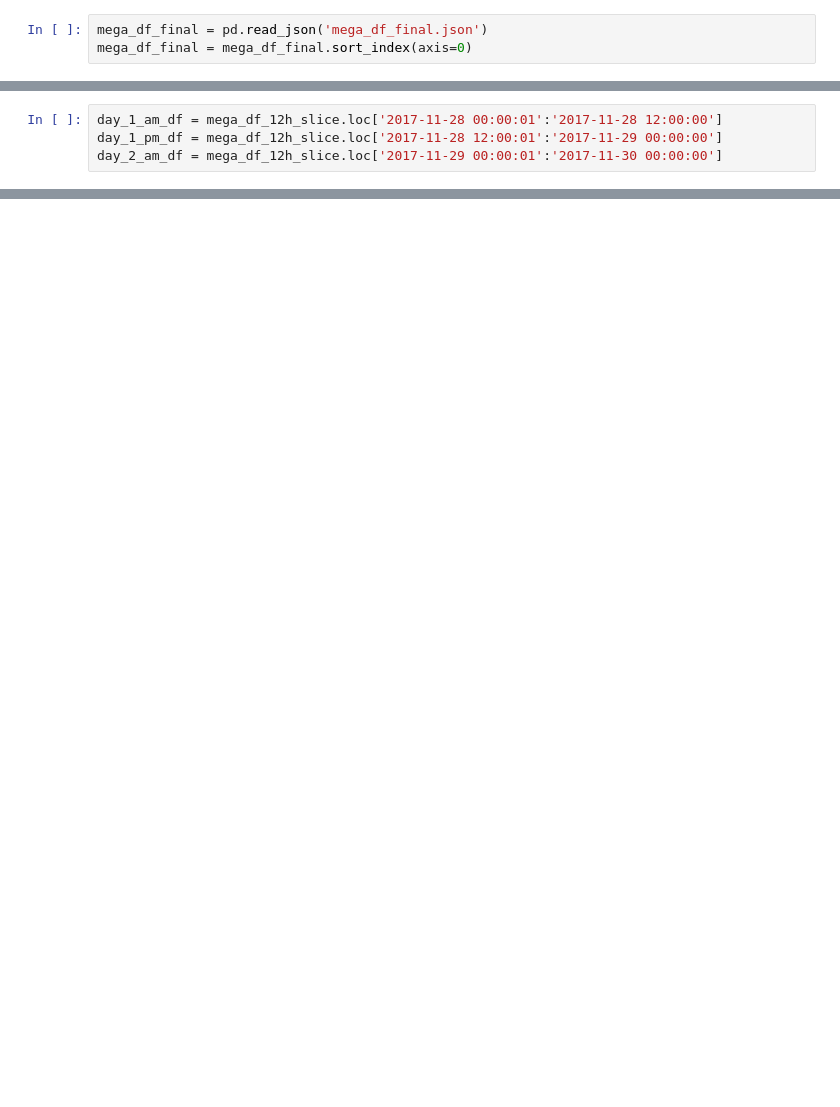
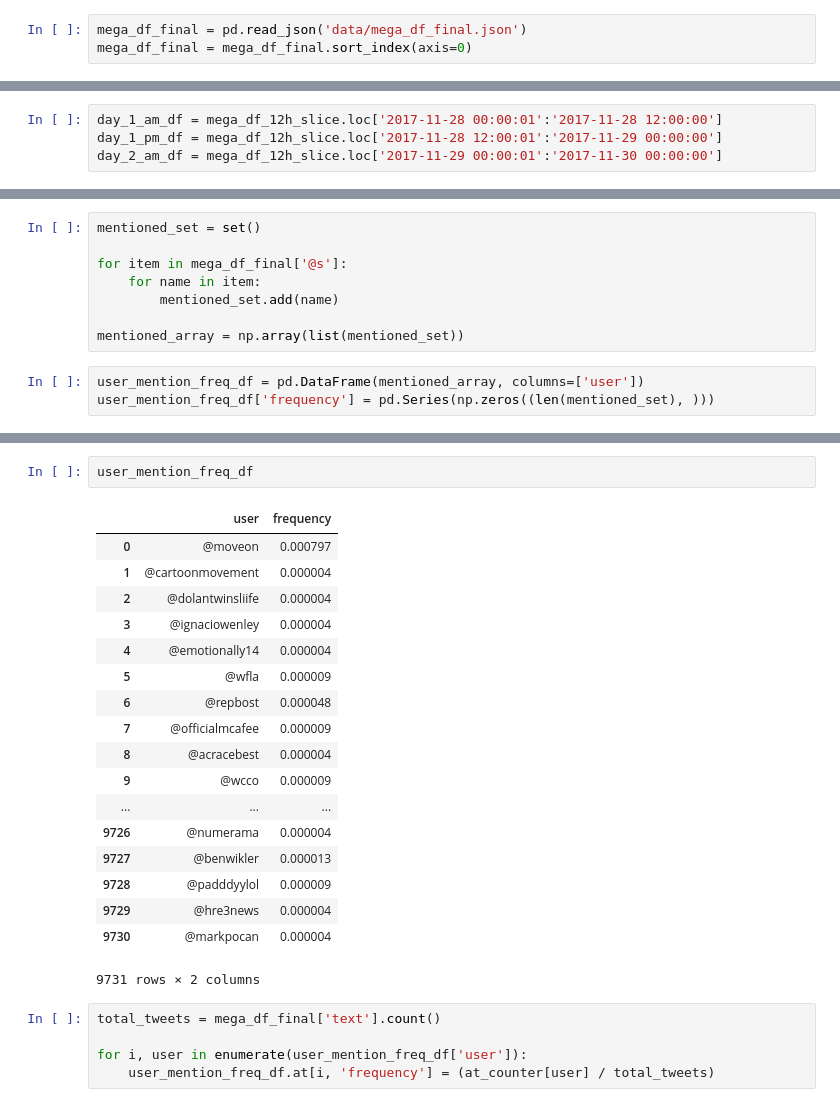
Before and after one commit to tylernwatson/galvanize_dsi_capstone, a Jupyter notebook: EDA_scripted.ipynb, the cells around one changed output, grey strips where cells are left out. Drawn from its saved outputs; the diff is of its cells as text; blank space fills up the shorter version.

```diff
--- a/EDA_scripted.ipynb
+++ b/EDA_scripted.ipynb
@@ -312,7 +289,7 @@ slice_list = [mega_df_1, mega_df_2, mega_df_3, mega_df_4, mega_df_5, mega_df_6,
 # %%
 # mega_df_final.to_json('./mega_df_final.json')
 # %%
-mega_df_final = pd.read_json('mega_df_final.json')
+mega_df_final = pd.read_json('data/mega_df_final.json')
 mega_df_final = mega_df_final.sort_index(axis=0)
 # %% [markdown]
 ## For each day recorded, what percent of tweets were original vs campaign?
@@ -691,0 +608,11 @@ day_2_am_df.describe()
+# %%
+mentioned_set = set()
+
+for item in mega_df_final['@s']:
+    for name in item:
+        mentioned_set.add(name)
+
+mentioned_array = np.array(list(mentioned_set))
+# %%
+user_mention_freq_df = pd.DataFrame(mentioned_array, columns=['user'])
+user_mention_freq_df['frequency'] = pd.Series(np.zeros((len(mentioned_set), )))
@@ -691,0 +649,26 @@ day_2_am_df.describe()
+# %%
+user_mention_freq_df
+# %% [output]
+|  | user | frequency |
+| 0 | @moveon | 0.000797 |
+| 1 | @cartoonmovement | 0.000004 |
+| 2 | @dolantwinsliife | 0.000004 |
+| 3 | @ignaciowenley | 0.000004 |
+| 4 | @emotionally14 | 0.000004 |
+| 5 | @wfla | 0.000009 |
+| 6 | @repbost | 0.000048 |
+| 7 | @officialmcafee | 0.000009 |
+| 8 | @acracebest | 0.000004 |
+| 9 | @wcco | 0.000009 |
+| ... | ... | ... |
+| 9726 | @numerama | 0.000004 |
+| 9727 | @benwikler | 0.000013 |
+| 9728 | @padddyylol | 0.000009 |
+| 9729 | @hre3news | 0.000004 |
+| 9730 | @markpocan | 0.000004 |
+9731 rows × 2 columns
+# %%
+total_tweets = mega_df_final['text'].count()
+
+for i, user in enumerate(user_mention_freq_df['user']):
+    user_mention_freq_df.at[i, 'frequency'] = (at_counter[user] / total_tweets)
```
Also changed, not shown: parts of 25 cells of this notebook.
